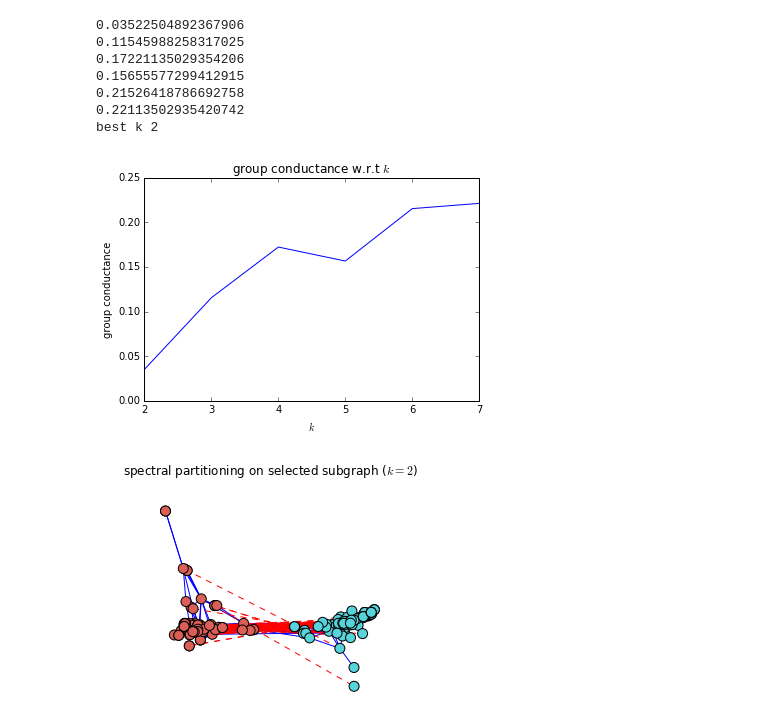
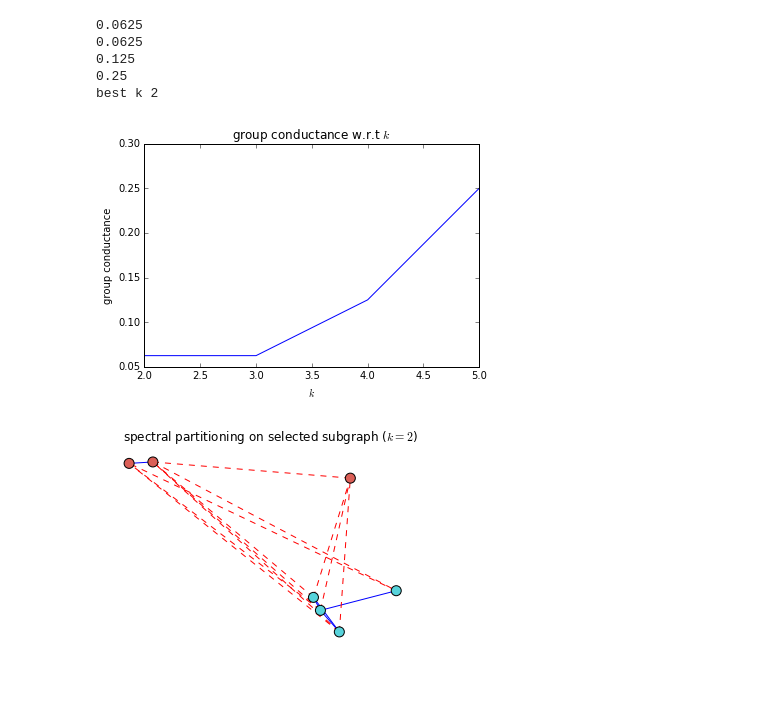
Before and after one commit to xiaohan2012/signed-local-community, a Jupyter notebook: motif-clustering.ipynb, the cells around one changed output. Drawn from its saved outputs; the diff is of its cells as text; code cells hidden in the pictures.

Commit message:
using vectorized conductance, fixed spectral clustering

```diff
--- a/motif-clustering.ipynb
+++ b/motif-clustering.ipynb
@@ -40,7 +58,12 @@ if not os.path.exists(fig_dir):
 g = nx.read_gpickle(path)
 
 fig, ax = get_borderless_fig()
-pos = signed_layout(g)
+if graph_name == 'toy':
+    pos = g.graph['pos']
+else:
+
+    pos = signed_layout(g)
+
 draw_nodes(g, pos, ax=ax)
 # nx.draw_networkx_nodes(g, pos, node_size=100)
 draw_edges(g, pos, ax=ax)
@@ -144,12 +147,17 @@ fig.savefig(fig_dir + '/subgraph-selection.' + FIG_FORMAT)
 # %%
 subg = g.subgraph(comm)
-subg = nx.convert_node_labels_to_integers(subg)
-subg_pos = signed_layout(subg)
+mapping = {n: i for i, n in enumerate(comm)}
+subg = nx.relabel_nodes(subg, mapping=mapping)
+subg_pos = {mapping[n]: pos[n] for n in comm}
+
+# subg = nx.convert_node_labels_to_integers(subg)
+# subg_pos = signed_layout(subg)
 
 # draw_nodes(subg, subg_pos)
 fig, ax = get_borderless_fig()
-nx.draw_networkx_nodes(subg, subg_pos, node_size=100)
+nx.draw_networkx_nodes(subg, subg_pos, node_size=300)
+nx.draw_networkx_labels(subg, subg_pos, labels={mapping[n]: n for n in comm})
 draw_edges(subg, subg_pos)
-ax.set_title('subgraph selected w.r.t motif')
+ax.set_title('subgraph selected w.r.t query {}'.format(query))
 fig.savefig(fig_dir + '/subgraph-selected.' + FIG_FORMAT)
 # %% [output]
@@ -159,13 +168,14 @@ L_subg = signed_normalized_laplacian(nx.adj_matrix(subg, weight='sign'))
 # %%
-ks = [2, 3, 4, 5, 6, 7]
+ks = [2, 3, 4, 5]
+# ks = [3]
 
-_, eig_vects = eigs(L_subg.asfptype(), k=max(ks), which='SM')
-
+eig_vals, eig_vects = eigs(L_subg.asfptype(), k=max(ks), which='SM')
+eig_vects = eig_vects[:, np.argsort(eig_vals)]  # sort them by eigen values
 eig_vects = np.real(eig_vects)
 
 avg_phi_list = []
 for k in ks:
-    embedding = eig_vects[:, :k]  # top-k eigen vectors
+    embedding = eig_vects[:, :k-1]  # top-k eigen vectors
     kmeans = KMeans(n_clusters=k, random_state=0).fit(embedding)
     labels = kmeans.labels_
     groups = defaultdict(list)
@@ -184,27 +194,26 @@ ax.set_xlabel('$k$')
 ax.set_ylabel('group conductance')
 fig.savefig(fig_dir + '/group-conductance-sweep.' + FIG_FORMAT)
 # %% [output]
-0.03522504892367906
-0.11545988258317025
-0.17221135029354206
-0.15655577299412915
-0.21526418786692758
-0.22113502935420742
+0.0625
+0.0625
+0.125
+0.25
 best k 2
-[figure, old version]
+[figure, new version]
 # %%
 pal = sns.color_palette('hls', best_k)
-embedding = eig_vects[:, :best_k]  # top-k eigen vectors
+embedding = eig_vects[:, :best_k-1]  # top-(k-1) eigen vectors
+# embedding = eig_vects[:, [True, False, True]]  # top-(k-1) eigen vectors
 kmeans = KMeans(n_clusters=best_k, random_state=0).fit(embedding)
 node_color = np.zeros((subg.number_of_nodes(), 3))
 for i in np.arange(subg.number_of_nodes()):
     node_color[i] = pal[kmeans.labels_[i]]
 
 fig, ax = get_borderless_fig()
 nx.draw_networkx_nodes(subg, subg_pos, node_size=100, node_color=node_color, ax=ax)
 draw_edges(subg, subg_pos, ax=ax)
 ax.set_title('spectral partitioning on selected subgraph ($k={}$)'.format(best_k))
 
 fig.savefig(fig_dir + '/partitioning.' + FIG_FORMAT)
 # %% [output]
-[figure, old version]
+[figure, new version]
```
Also changed, not shown: parts of 8 cells of this notebook, 1 other file.
